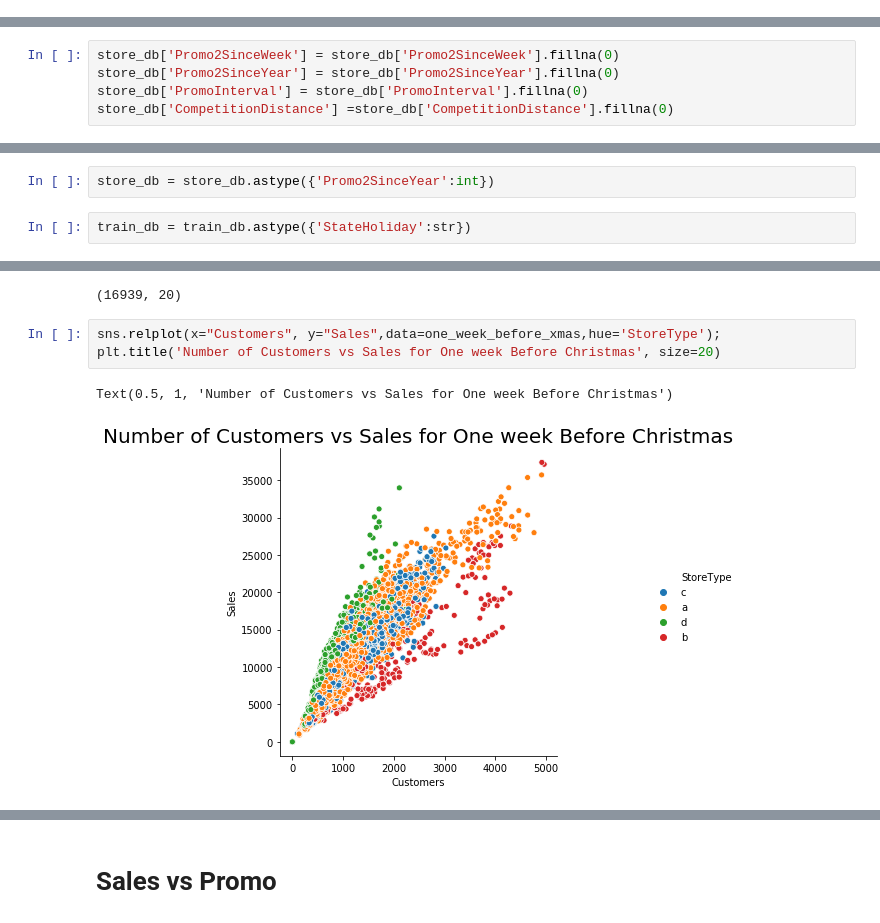
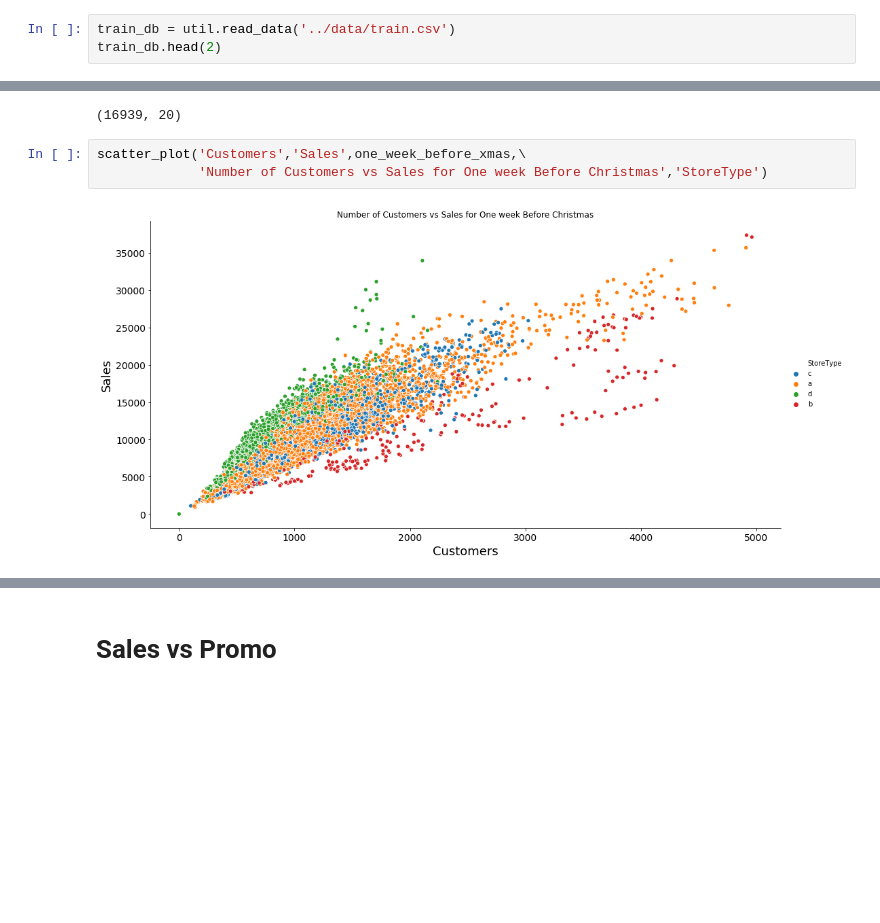
Before and after one commit to Theehawau/Sales-Prediction, a Jupyter notebook: notebooks/Exploratory-Analysis.ipynb, the cells around one changed output, grey strips where cells are left out. Cells and saved outputs as stored; diff of their text form; blank space fills up the shorter version.

```diff
--- a/notebooks/Exploratory-Analysis.ipynb
+++ b/notebooks/Exploratory-Analysis.ipynb
@@ -77,0 +57,3 @@ dtype: int64
+# %%
+train_db = util.read_data('../data/train.csv')
+train_db.head(2)
@@ -153,5 +153,0 @@ def fill_null(column:str,df:pd.DataFrame,value):
-# %%
-store_db['Promo2SinceWeek'] = store_db['Promo2SinceWeek'].fillna(0)
-store_db['Promo2SinceYear'] = store_db['Promo2SinceYear'].fillna(0)
-store_db['PromoInterval'] = store_db['PromoInterval'].fillna(0)
-store_db['CompetitionDistance'] =store_db['CompetitionDistance'].fillna(0)
@@ -219,4 +218,0 @@ to_datetime(train_db,'Date', '%Y-%m-%d')
-# %%
-store_db = store_db.astype({'Promo2SinceYear':int})
-# %%
-train_db = train_db.astype({'StateHoliday':str})
@@ -299,9 +296,8 @@ one_week_after_xmas.shape
 # %% [output]
 (16939, 20)
 # %%
-sns.relplot(x="Customers", y="Sales",data=one_week_before_xmas,hue='StoreType');
-plt.title('Number of Customers vs Sales for One week Before Christmas', size=20)
+scatter_plot('Customers','Sales',one_week_before_xmas,\
+             'Number of Customers vs Sales for One week Before Christmas','StoreType')
 # %% [output]
-Text(0.5, 1, 'Number of Customers vs Sales for One week Before Christmas')
-[figure, old version]
+[figure, new version]
 # %%
```
Also changed, not shown: parts of 55 cells of this notebook, 2 other files.
